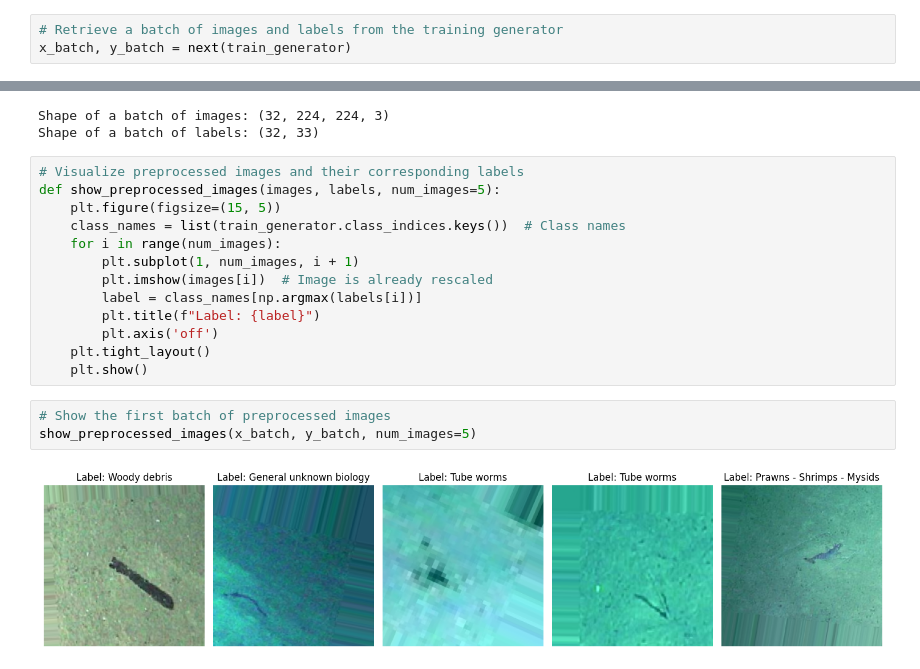
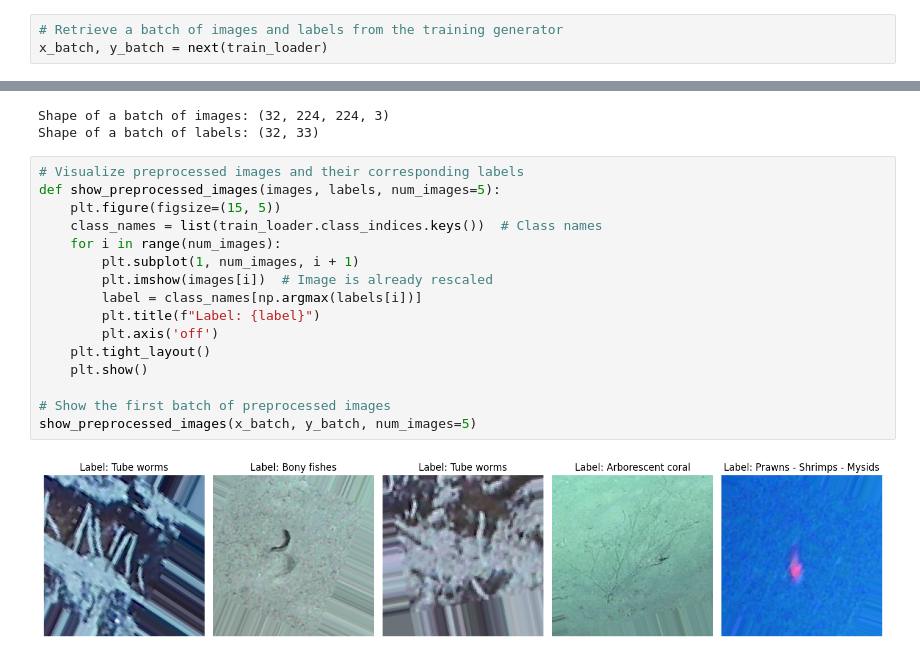
Before and after one commit to opencodeiiita/DeepSeaROV, a Jupyter notebook: solution_Task2/IIT2023066.ipynb, the cells around one changed output, grey strips where cells are left out. Saved outputs shown, nothing was run; the diff lists cells and outputs as text.

```diff
--- a/solution_Task2/IIT2023066.ipynb
+++ b/solution_Task2/IIT2023066.ipynb
@@ -149,7 +146,7 @@ Number of validation samples: 121
 Number of test samples: 660
 # %%
 # Retrieve a batch of images and labels from the training generator
-x_batch, y_batch = next(train_generator)
+x_batch, y_batch = next(train_loader)
 # %%
 # Print the shape of the batch
 print(f"Shape of a batch of images: {x_batch.shape}")
@@ -160,18 +157,18 @@ Shape of a batch of labels: (32, 33)
 # %%
 # Visualize preprocessed images and their corresponding labels
 def show_preprocessed_images(images, labels, num_images=5):
     plt.figure(figsize=(15, 5))
-    class_names = list(train_generator.class_indices.keys())  # Class names
+    class_names = list(train_loader.class_indices.keys())  # Class names
     for i in range(num_images):
         plt.subplot(1, num_images, i + 1)
         plt.imshow(images[i])  # Image is already rescaled
         label = class_names[np.argmax(labels[i])]
         plt.title(f"Label: {label}")
         plt.axis('off')
     plt.tight_layout()
     plt.show()
+
+# Show the first batch of preprocessed images
+show_preprocessed_images(x_batch, y_batch, num_images=5)
+# %% [output]
+[figure, added]
-# %%
-# Show the first batch of preprocessed images
-show_preprocessed_images(x_batch, y_batch, num_images=5)
-# %% [output]
-[figure, removed]
```
Also changed, not shown: parts of 5 cells of this notebook.
